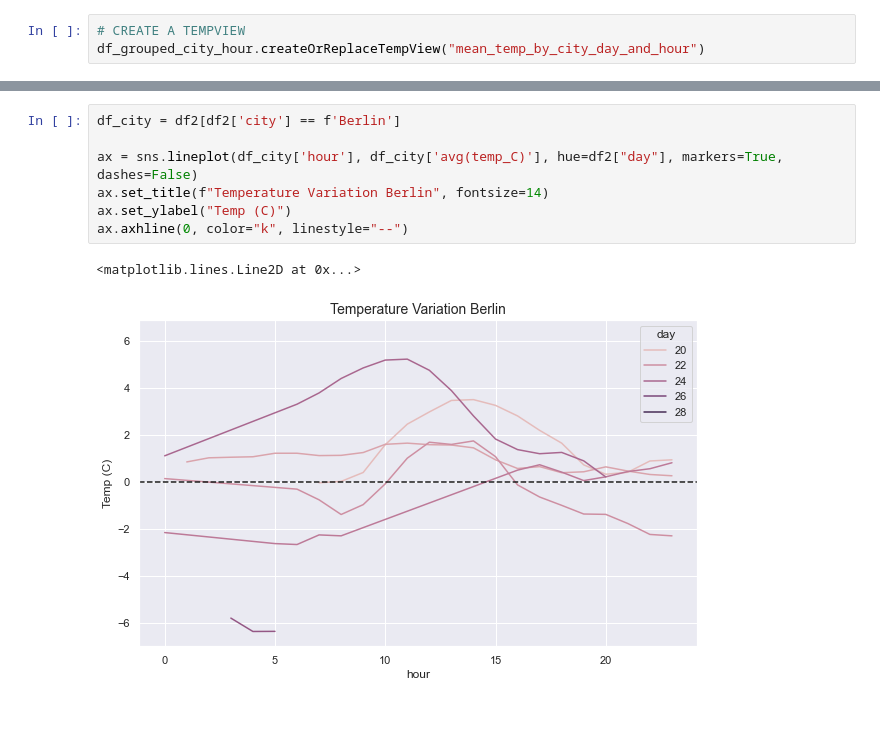
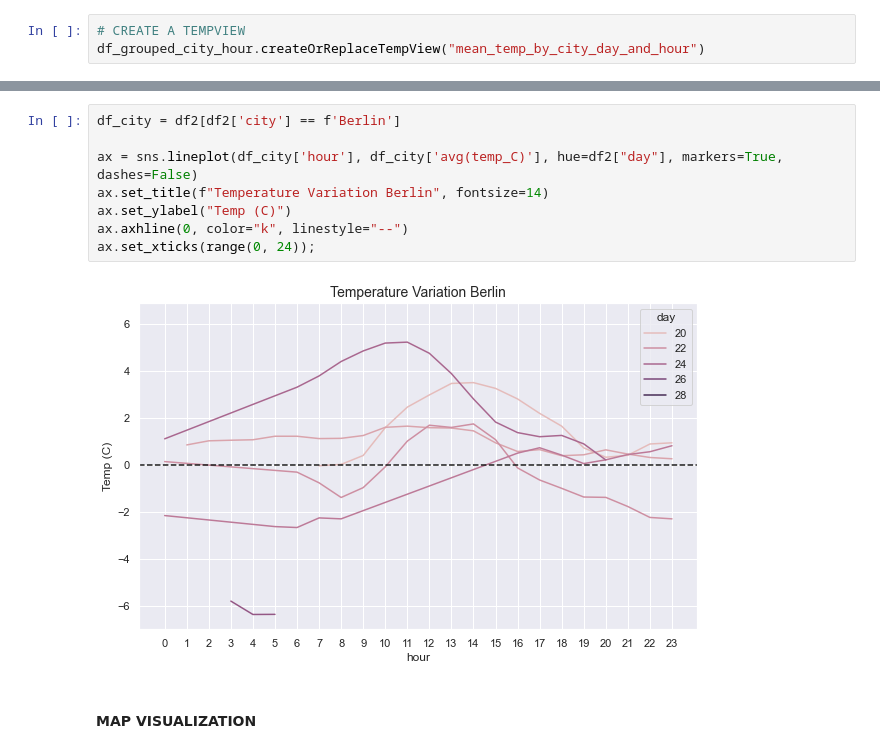
Before and after one commit to felipedmnq/streaming-weather-kafka, a Jupyter notebook: pyspark/notebooks/pyspark_analysis.ipynb, the cells around one changed output, grey strips where cells are left out. Drawn from its saved outputs; the diff is of its cells as text; blank space fills up the shorter version.

```diff
--- a/pyspark/notebooks/pyspark_analysis.ipynb
+++ b/pyspark/notebooks/pyspark_analysis.ipynb
@@ -265,10 +267,12 @@ df2.head()
 # %%
 df_city = df2[df2['city'] == f'Berlin']
 
 ax = sns.lineplot(df_city['hour'], df_city['avg(temp_C)'], hue=df2["day"], markers=True, dashes=False)
 ax.set_title(f"Temperature Variation Berlin", fontsize=14)
 ax.set_ylabel("Temp (C)")
 ax.axhline(0, color="k", linestyle="--")
+ax.set_xticks(range(0, 24));
 # %% [output]
-<matplotlib.lines.Line2D at 0x...>
-[figure, old version]
+[figure, new version]
+# %% [markdown]
+#### MAP VISUALIZATION
```
Also changed, not shown: parts of 6 cells of this notebook, 4 other files.
